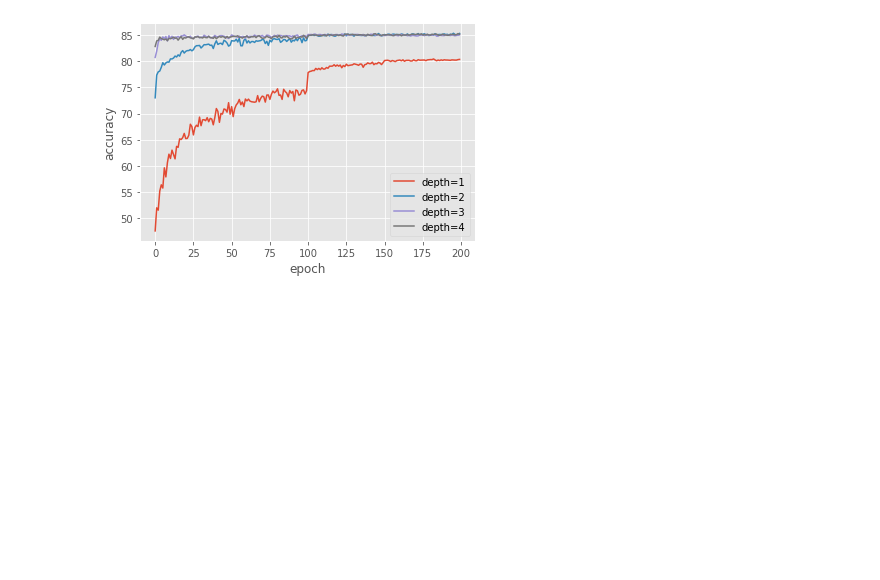
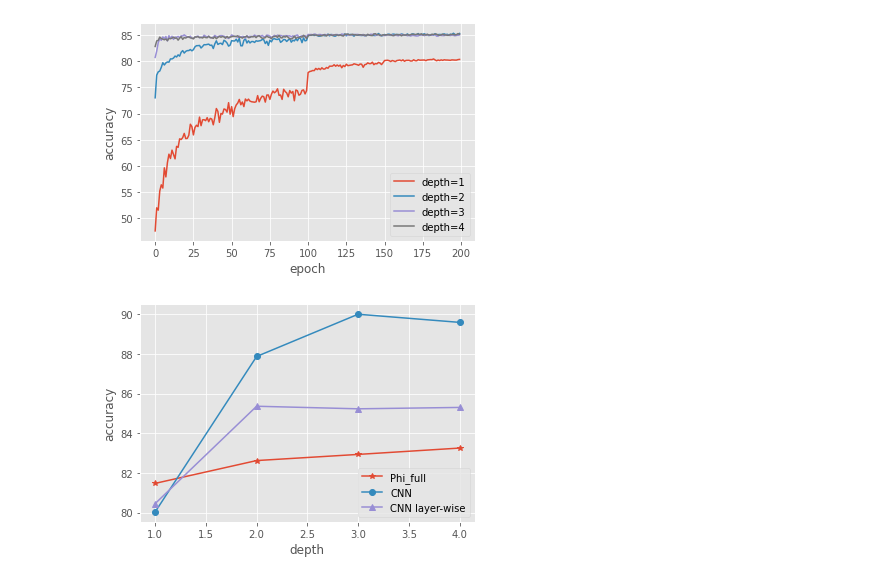
Before and after one commit to AlonNT/Thesis, a Jupyter notebook: plots/convert_to_tikz.ipynb, the cells around one changed output. Saved outputs shown, nothing was run; the diff lists cells and outputs as text; code cells hidden in the pictures; blank space fills up the shorter version.

Commit message:
Added depth_acc_comparison

```diff
--- a/plots/convert_to_tikz.ipynb
+++ b/plots/convert_to_tikz.ipynb
@@ -81,3 +81,28 @@ plt.xticks(ticks=xs, labels=[    1,    2,     4,    8,    16,    32,    64,  128
 plt.ylabel('accuracy')
 plt.grid(True)
 tikzplotlib.save(f'acc_per_k.tex')
+# %%
+# Create per depth in on plot
+ys = [
+    [81.47, 82.62, 82.93, 83.25],  # LLN-deep-sumlogitsFalse-k256_128-ps53-pool22-bnTrue-bneck32_layer_
+    # [78.33, 65.17, 56.61, 52.65],  # LLN-deep-sumlogitsFalse-convFalse-k256_128-ps53-pool22-bnTrue-bneck32_layer_
+    [80.03, 87.87, 90.00, 89.59],  # LLN-deep-sumlogitsFalse-CNN-ps53-pool22-bnTrue-bneck32_layer_
+    [80.45, 85.36, 85.23, 85.30],  # LLN-deep-sumlogitsFalse-CNN-layerwise-k256_128-ps53-pool22-bnTrue-bneck32_layer_
+]
+# labels = ['Phi_full', 'Phi_hard', 'CNN', 'CNN layer-wise']
+# markers = ['*', 'x', 'o', '^']
+labels = ['Phi_full', 'CNN', 'CNN layer-wise']
+markers = ['*', 'o', '^']
+
+plt.figure()
+plt.style.use("ggplot")
+for i in range(len(labels)):
+    plt.plot(np.arange(1, len(ys[i])+1), ys[i], label=labels[i], marker=markers[i])
+
+plt.legend()
+plt.xlabel('depth')
+plt.ylabel('accuracy')
+plt.grid(True)
+tikzplotlib.save(f'depth_acc_comparison.tex')
+# %% [output]
+[figure, added]
```
Also changed, not shown: 1 other file.
